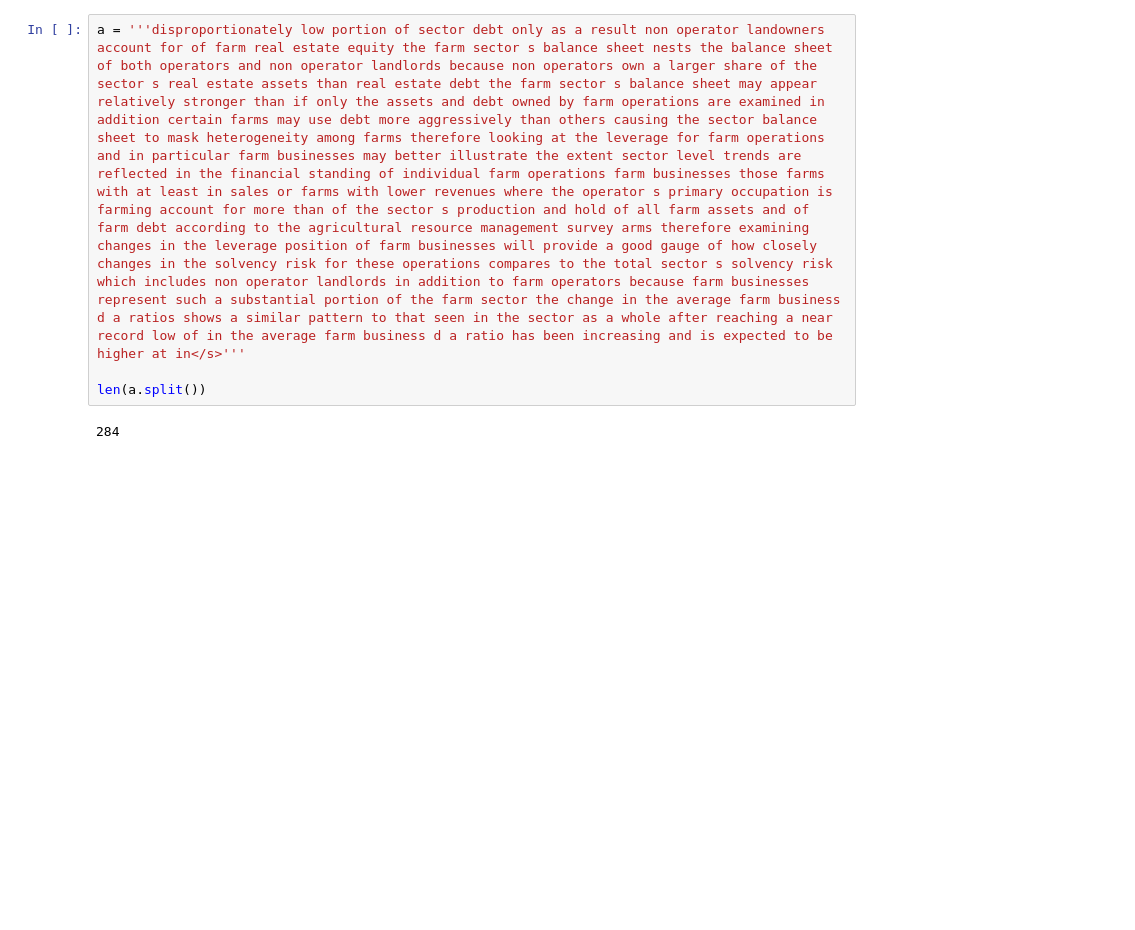
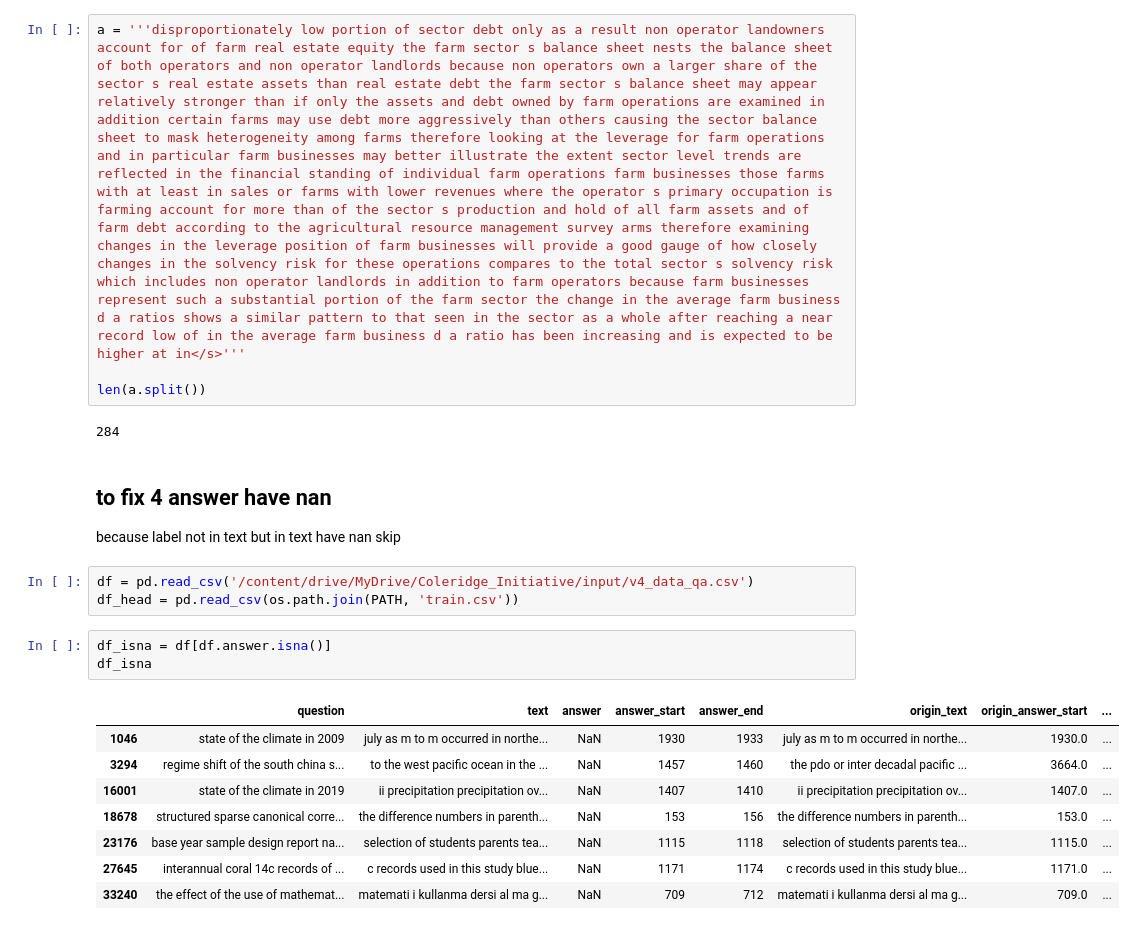
Before and after one commit to beifa/Coleridge_Initiative, a Jupyter notebook: notebook/preprocessing_data.ipynb, the cells around one changed output. Drawn from its saved outputs; the diff is of its cells as text; blank space fills up the shorter version.

```diff
--- a/notebook/preprocessing_data.ipynb
+++ b/notebook/preprocessing_data.ipynb
@@ -721,3 +749,23 @@ a = '''disproportionately low portion of sector debt only as a result non operat
 len(a.split())
 # %% [output]
 284
+# %% [markdown]
+## to fix 4 answer have nan
+
+because label not in text but in text have nan
+skip
+# %%
+df = pd.read_csv('/content/drive/MyDrive/Coleridge_Initiative/input/v4_data_qa.csv')
+df_head = pd.read_csv(os.path.join(PATH, 'train.csv'))
+# %%
+df_isna = df[df.answer.isna()]
+df_isna
+# %% [output]
+|  | question | text | answer | answer_start | answer_end | origin_text | origin_answer_start | ... |
+| 1046 | state of the climate in 2009 | july as m to m occurred in northe... | NaN | 1930 | 1933 | july as m to m occurred in northe... | 1930.0 | ... |
+| 3294 | regime shift of the south china s... | to the west pacific ocean in the ... | NaN | 1457 | 1460 | the pdo or inter decadal pacific ... | 3664.0 | ... |
+| 16001 | state of the climate in 2019 | ii precipitation precipitation ov... | NaN | 1407 | 1410 | ii precipitation precipitation ov... | 1407.0 | ... |
+| 18678 | structured sparse canonical corre... | the difference numbers in parenth... | NaN | 153 | 156 | the difference numbers in parenth... | 153.0 | ... |
+| 23176 | base year sample design report na... | selection of students parents tea... | NaN | 1115 | 1118 | selection of students parents tea... | 1115.0 | ... |
+| 27645 | interannual coral 14c records of ... | c records used in this study blue... | NaN | 1171 | 1174 | c records used in this study blue... | 1171.0 | ... |
+| 33240 | the effect of the use of mathemat... | matemati i kullanma dersi al ma g... | NaN | 709 | 712 | matemati i kullanma dersi al ma g... | 709.0 | ... |
```
Also changed, not shown: parts of 10 cells of this notebook.
